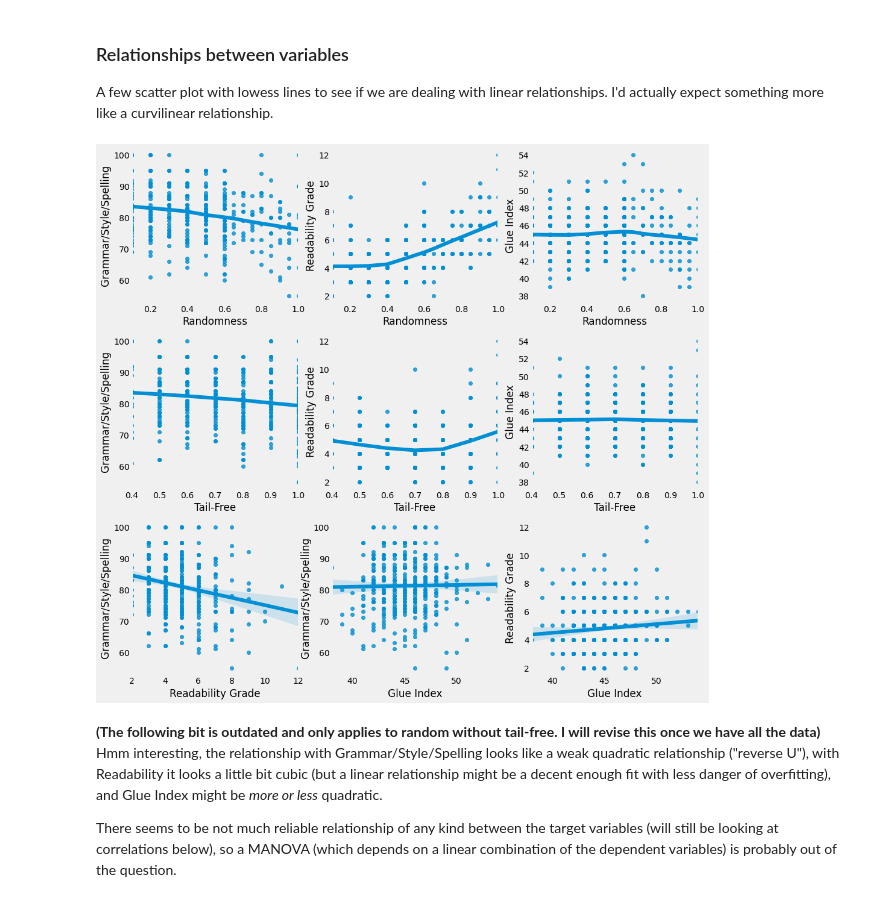
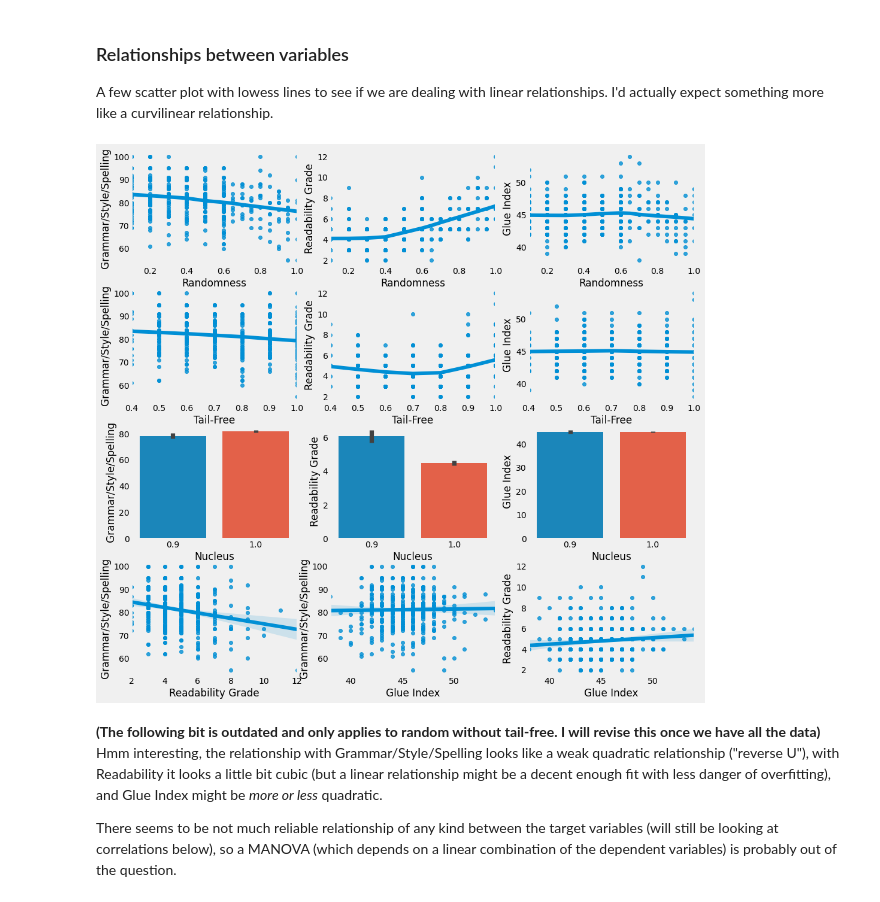
Before and after one commit to MWiechmann/NAI_gen_set_experiment, a Jupyter notebook: Analyzing Data from Basileus' Generation Setting Experiment.ipynb, the cells around one changed output. Saved outputs shown, nothing was run; the diff lists cells and outputs as text; code cells hidden in the pictures.

Commit message:
Added nucleus as a control (thanks fdgfdgsdf for pointing that out), changed readability model to quadratic

```diff
--- a/Analyzing Data from Basileus' Generation Setting Experiment.ipynb
+++ b/Analyzing Data from Basileus' Generation Setting Experiment.ipynb
@@ -101,11 +100,15 @@ First three lines of data:
 368           NaN     False
 # %%
 # drop columns without data (and data without variance)
-nai = nai[["Randomness", "Tail-Free", "Raw",
-           "Grammar/Style/Spelling", "Readability Grade", "Glue Index"]]
+nai = nai[["Randomness", "Tail-Free", "Nucleus",
+           "Grammar/Style/Spelling", "Readability Grade", "Glue Index",
+          "Raw"]]
 
-print("First 5 lines of data:\n")
-print(nai.head(5))
-print("\Dataframe Info:\n")
-print(nai.info())
+print("\nFirst three lines of data:\n")
+print(nai.iloc[:, :15].head(3))
+print(nai.iloc[:, 15:].head(3))
+
+print("\nLast three lines of data:\n")
+print(nai.iloc[:, :15].tail(3))
+print(nai.iloc[:, 15:].tail(3))
 # %% [output]
@@ -130,8 +133,20 @@ None
 # Convert "disabled" for tail free to "1"
 nai["Tail-Free"] = nai["Tail-Free"].replace({"disabled": "1"}).astype(float)
 
+# Convert NaN for Nucelus to "1"
+nai["Nucleus"].fillna(1, inplace = True)
+
 # Convert % strings to float
 nai[["Grammar/Style/Spelling", "Glue Index"]] = nai[["Grammar/Style/Spelling",
                                                      "Glue Index"]].astype(str).replace({"\%": ""}, regex=True).astype(float)
+
+print("\nFirst three lines of data:\n")
+print(nai.iloc[:, :15].head(3))
+print(nai.iloc[:, 15:].head(3))
+
+print("\nLast three lines of data:\n")
+print(nai.iloc[:, :15].tail(3))
+print(nai.iloc[:, 15:].tail(3))
+
 nai.info()
 # %% [output]
@@ -189,36 +208,43 @@ A few scatter plot with lowess lines to see if we are dealing with linear relati
 # %%
 plt.style.use('fivethirtyeight')
 
-fig, axes = plt.subplots(3, 3, figsize=(15, 15))
+fig, axes = plt.subplots(4, 3, figsize=(15, 15))
 plt.grid(False)
 # Relationship with Randomness
 sns.regplot(data=nai, y="Grammar/Style/Spelling",
             x="Randomness", lowess=True, ax=axes[0, 0])
 sns.regplot(data=nai, y="Readability Grade",
             x="Randomness", lowess=True, ax=axes[0, 1])
 sns.regplot(data=nai, y="Glue Index", x="Randomness",
             lowess=True, ax=axes[0, 2])
 # Relationships with TFS
 sns.regplot(data=nai, y="Grammar/Style/Spelling",
             x="Tail-Free", lowess=True, ax=axes[1, 0])
 sns.regplot(data=nai, y="Readability Grade",
             x="Tail-Free", lowess=True, ax=axes[1, 1])
 sns.regplot(data=nai, y="Glue Index", x="Tail-Free",
             lowess=True, ax=axes[1, 2])
+# Relationships with Nucleus (not much here yet since only 0.9 or 1.0)
+sns.barplot(data=nai, y="Grammar/Style/Spelling",
+            x="Nucleus", ax=axes[2, 0])
+sns.barplot(data=nai, y="Readability Grade",
+            x="Nucleus", ax=axes[2, 1])
+sns.barplot(data=nai, y="Glue Index", x="Nucleus",
+            ax=axes[2, 2])
 # Relationships between dependent vars
 sns.regplot(data=nai, y="Grammar/Style/Spelling",
-            x="Readability Grade", lowess=False, ax=axes[2, 0])
+            x="Readability Grade", lowess=False, ax=axes[3, 0])
 sns.regplot(data=nai, y="Grammar/Style/Spelling",
-            x="Glue Index", lowess=False, ax=axes[2, 1])
+            x="Glue Index", lowess=False, ax=axes[3, 1])
 sns.regplot(data=nai, y="Readability Grade",
-            x="Glue Index", lowess=False, ax=axes[2, 2])
+            x="Glue Index", lowess=False, ax=axes[3, 2])
 
 for ax in fig.axes:
     ax.grid(False)
 
 plt.show()
 # %% [output]
-[figure, old version]
+[figure, new version]
 # %% [markdown]
 **(The following bit is outdated and only applies to random without tail-free. I will revise this once we have all the data)**
 Hmm interesting, the relationship with Grammar/Style/Spelling looks like a weak quadratic relationship ("reverse U"), with Readability it looks a little bit cubic (but a linear relationship might be a decent enough fit with less danger of overfitting), and Glue Index might be *more or less* quadratic.
```
Also changed, not shown: parts of 17 cells of this notebook, 3 other files.
